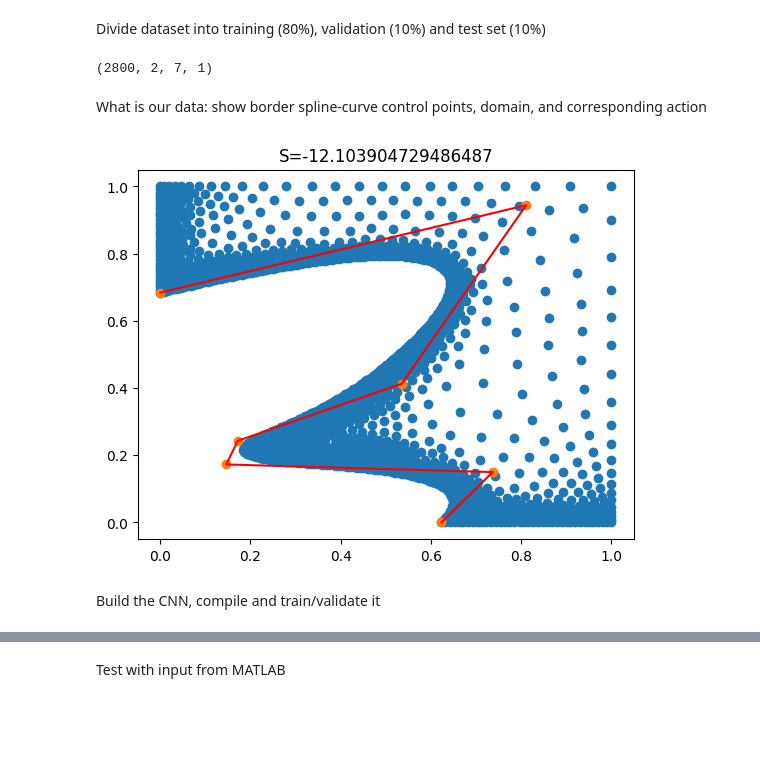
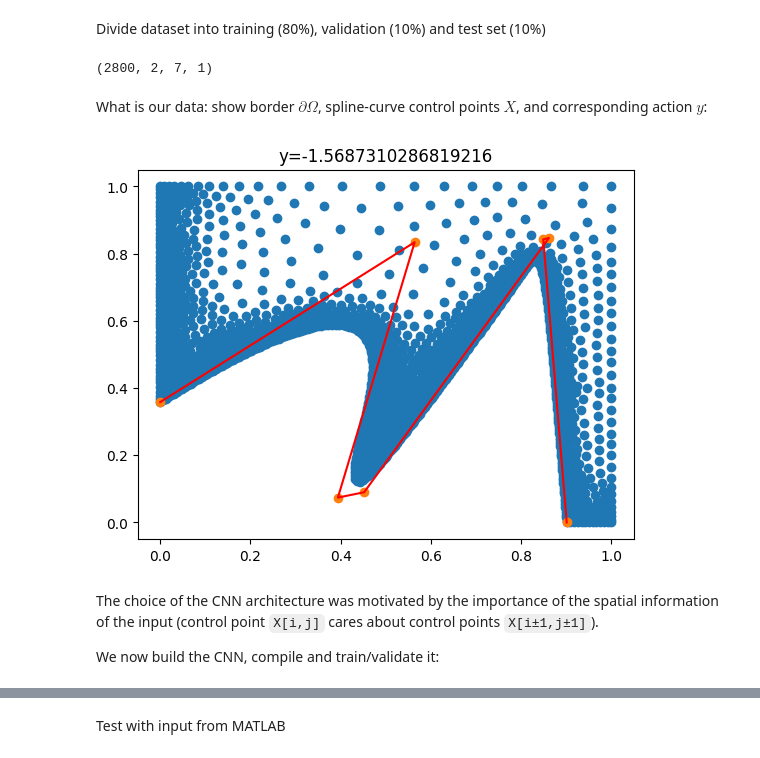
Before and after one commit to cu2mauro/NN_matlab_bubble, a Jupyter notebook: ColabCNN.ipynb, the cells around one changed output, grey strips where cells are left out. Saved outputs shown, nothing was run; the diff lists cells and outputs as text; code cells hidden in the pictures; blank space fills up the shorter version.

```diff
--- a/ColabCNN.ipynb
+++ b/ColabCNN.ipynb
@@ -50,3 +55,13 @@ random.shuffle(tot_ind)
 val_ind = tot_ind[int(Ntot*0.8):int(Ntot*0.9)]
 train_ind = tot_ind[0:int(Ntot*0.8)]
 test_ind = tot_ind[int(Ntot*0.9):]
+X_train = X[train_ind]
+y_train = y[train_ind]
+X_val = X[val_ind]
+y_val = y[val_ind]
+X_test = X[test_ind]
+y_test = y[test_ind]
+
+print(X_train.shape)
+# %% [output]
+(2800, 2, 7, 1)
@@ -60,18 +68,12 @@ y_test = y[test_ind]
-# %%
-X_train.shape
-# %% [output]
-(2800, 2, 7, 1)
 # %% [markdown]
-What is our data: show border spline-curve control points, domain, and corresponding action
+What is our data: show border $\partial\Omega$, spline-curve control points $X$, and corresponding action $y$:
 # %%
 t = np.random.randint(len(X))
 plt.scatter(np.transpose(data[t,1]['Points'][0][0])[0],np.transpose(data[t,1]['Points'][0][0])[1])
 plt.scatter(X[t][0],X[t][1])
 plt.plot(X[t][0],X[t][1],'r')
-S = 'S='+str(y[t][0])
+S = 'y='+str(y[t][0])
 plt.title(S);
 plt.show()
 # %% [output]
-[figure, old version]
+[figure, new version]
-# %% [markdown]
-Build the CNN, compile and train/validate it
@@ -90,0 +80,4 @@ model.summary()
+# %% [markdown]
+The choice of the CNN architecture was motivated by the importance of the spatial information of the input (control point `X[i,j]` cares about control points `X[i±1,j±1]`).
+
+We now build the CNN, compile and train/validate it:
```
Also changed, not shown: parts of 18 cells of this notebook.
